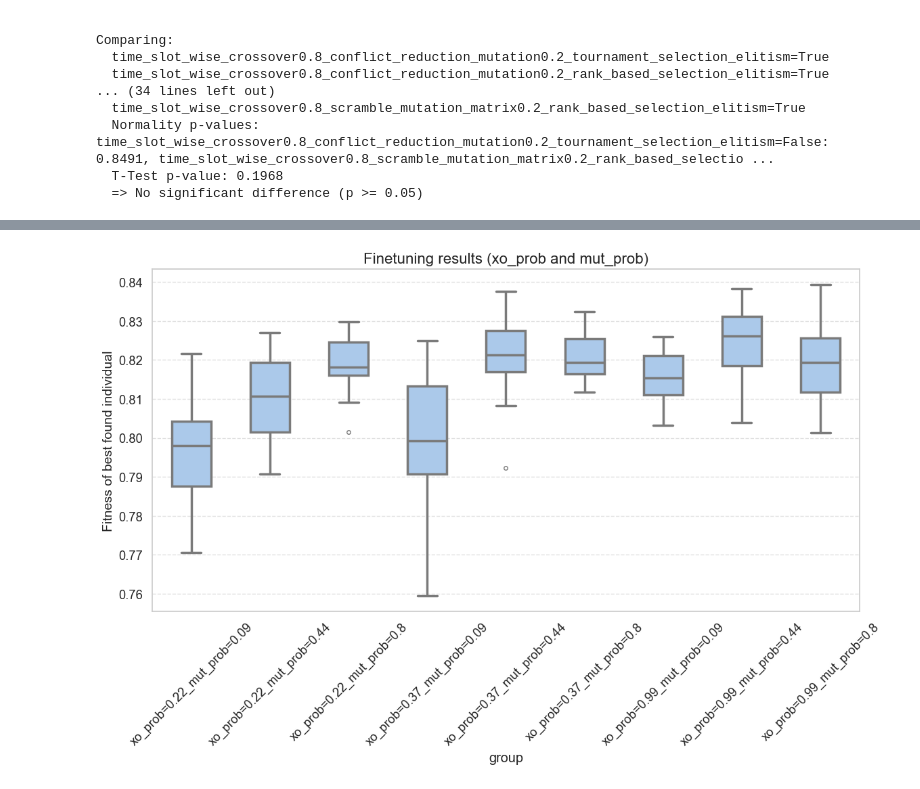
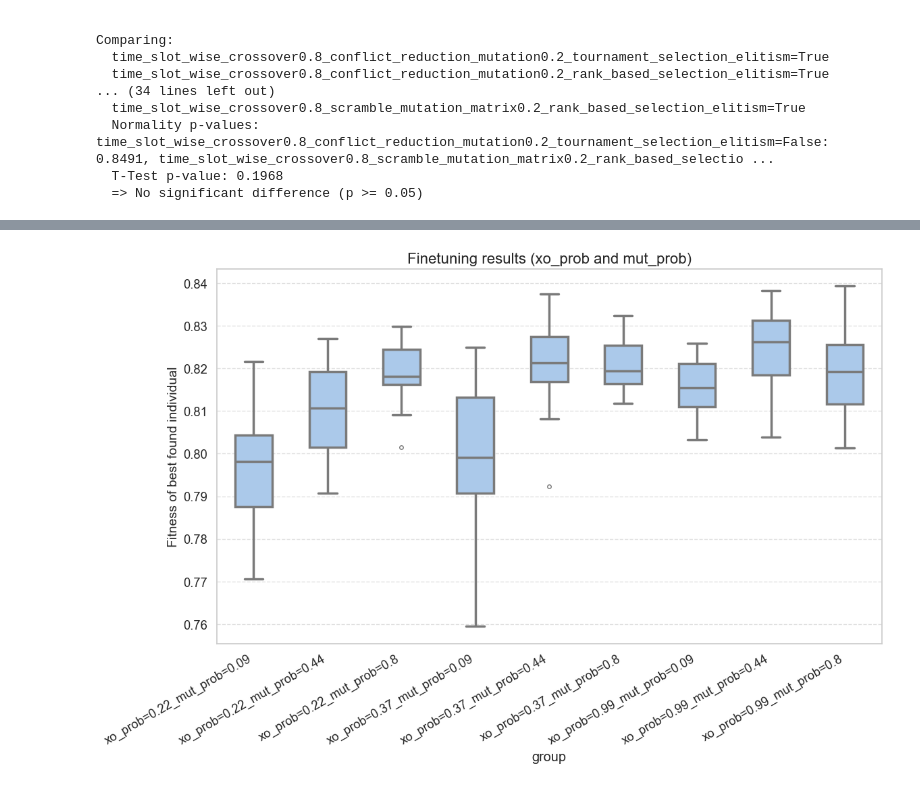
Before and after one commit to Barbarac2003/CIFO-project, a Jupyter notebook: Group_J_Project_new.ipynb, the cells around one changed output, grey strips where cells are left out. Cells and saved outputs as stored; diff of their text form; code cells hidden in the pictures.

```diff
--- a/Group_J_Project_new.ipynb
+++ b/Group_J_Project_new.ipynb
@@ -1043,29 +1080,28 @@ for xo_prob in grid_params["xo_prob"]:
 # %%
 # Convert the results into a long-format DataFrame for Seaborn
 data = []
 for config_label, fitness_values in finetune_fitness_results.items():
     for value in fitness_values:
         data.append({
             'value': value,
             'group': config_label
         })
 
 df_long = pd.DataFrame(data)
 
-# Set a beautiful theme using Seaborn
 sns.set_theme(style="whitegrid", palette="pastel", font_scale=1.2)
 
 # Create the plot
 plt.figure(figsize=(12, 8))
 ax = sns.boxplot(x='group', y='value', data=df_long, width=0.5, linewidth=2.5, fliersize=4)
 
 # Titles and labels
 plt.title('Finetuning results (xo_prob and mut_prob)', fontsize=16)
 plt.ylabel('Fitness of best found individual', fontsize=14)
-plt.xticks(rotation=45)
+plt.xticks(rotation=30, ha='right')
 plt.grid(True, axis='y', linestyle='--', alpha=0.6)
 
 plt.tight_layout()
 plt.show()
 # %% [output]
-[figure, old version]
+[figure, new version]
```
Also changed, not shown: parts of 9 cells of this notebook.
